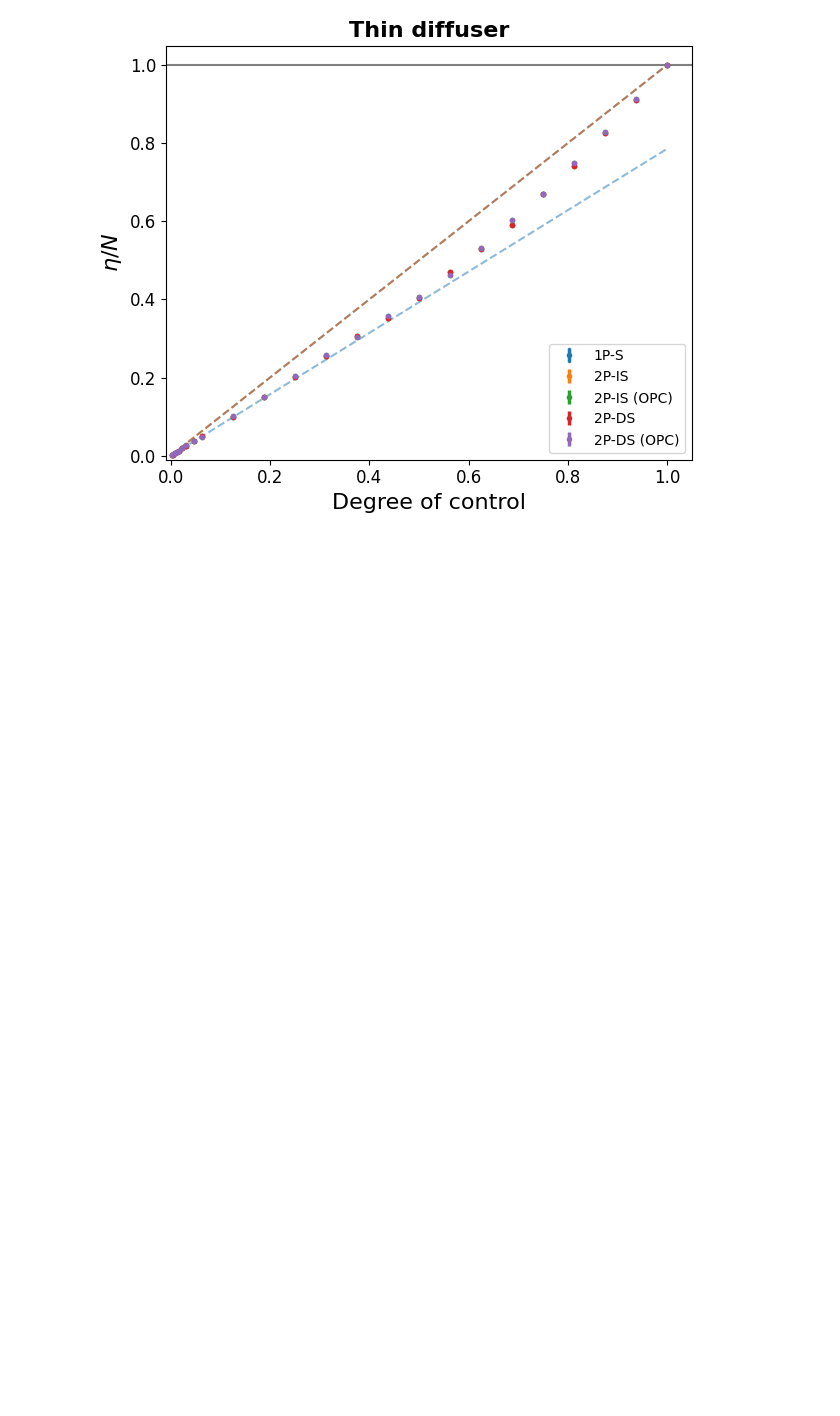
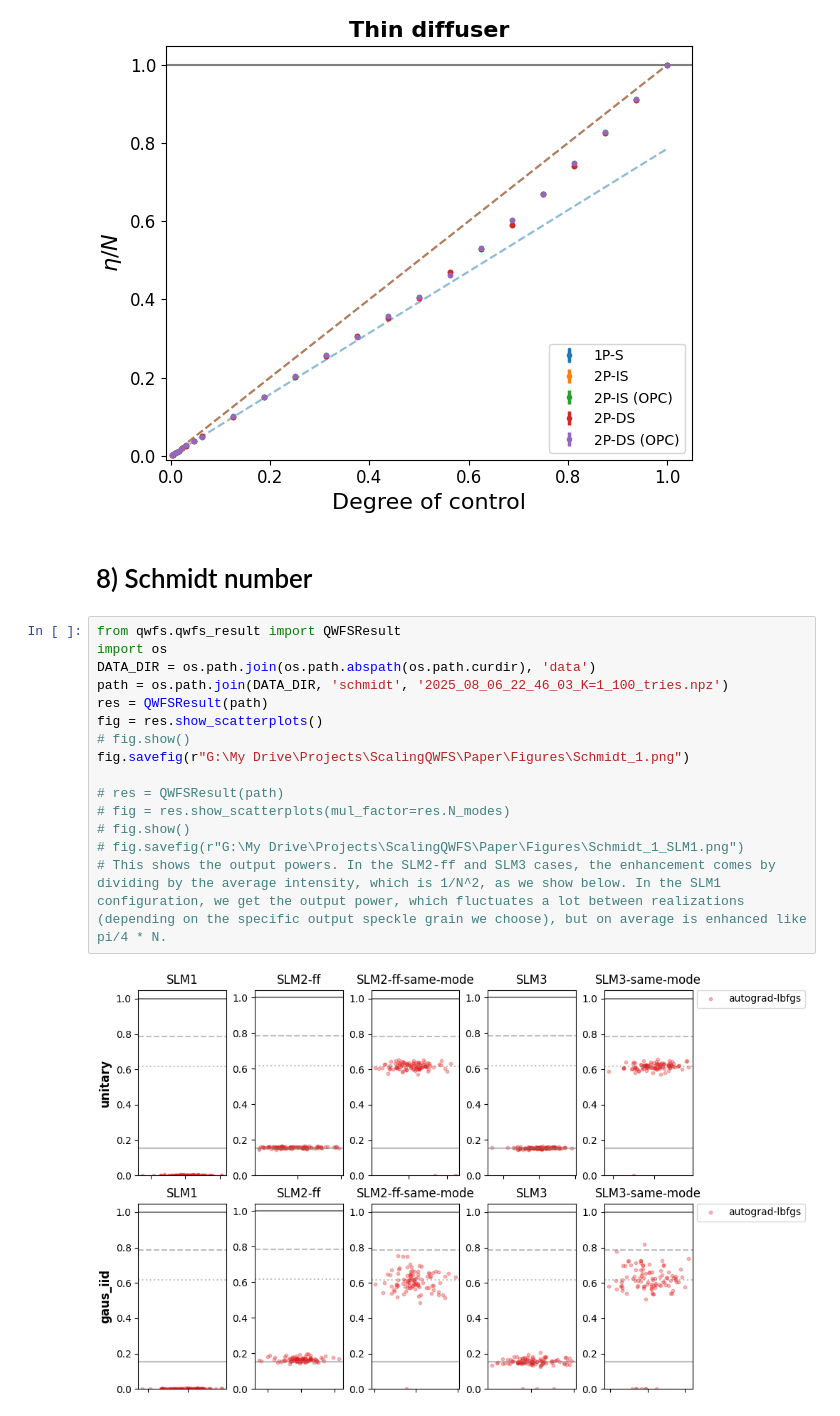
Before and after one commit to rubiaek/qwfs, a Jupyter notebook: qwfs/view_plots.ipynb, the cells around one changed output. Drawn from its saved outputs; the diff is of its cells as text; blank space fills up the shorter version.

Commit message:
Add Schmidt number dependence

```diff
--- a/qwfs/view_plots.ipynb
+++ b/qwfs/view_plots.ipynb
@@ -596,3 +596,22 @@ T_method='gaus_iid': a3opc=2.777+-0.003; b3opc=-0.006 +- 0.000
 incomplete_control(small_control=False, thin=True, linestyle='none', marker='.')
 # %% [output]
 [figure]
+# %% [markdown]
+# 8) Schmidt number
+# %%
+from qwfs.qwfs_result import QWFSResult
+import os
+DATA_DIR = os.path.join(os.path.abspath(os.path.curdir), 'data')
+path = os.path.join(DATA_DIR, 'schmidt', '2025_08_06_22_46_03_K=1_100_tries.npz')
+res = QWFSResult(path)
+fig = res.show_scatterplots()
+# fig.show()
+fig.savefig(r"G:\My Drive\Projects\ScalingQWFS\Paper\Figures\Schmidt_1.png")
+
+# res = QWFSResult(path)
+# fig = res.show_scatterplots(mul_factor=res.N_modes)
+# fig.show()
+# fig.savefig(r"G:\My Drive\Projects\ScalingQWFS\Paper\Figures\Schmidt_1_SLM1.png")
+# This shows the output powers. In the SLM2-ff and SLM3 cases, the enhancement comes by dividing by the average intensity, which is 1/N^2, as we show below. In the SLM1 configuration, we get the output power, which fluctuates a lot between realizations (depending on the specific output speckle grain we choose), but on average is enhanced like pi/4 * N.
+# %% [output]
+[figure, added]
```
Also changed, not shown: parts of 4 cells of this notebook, 2 other files.
